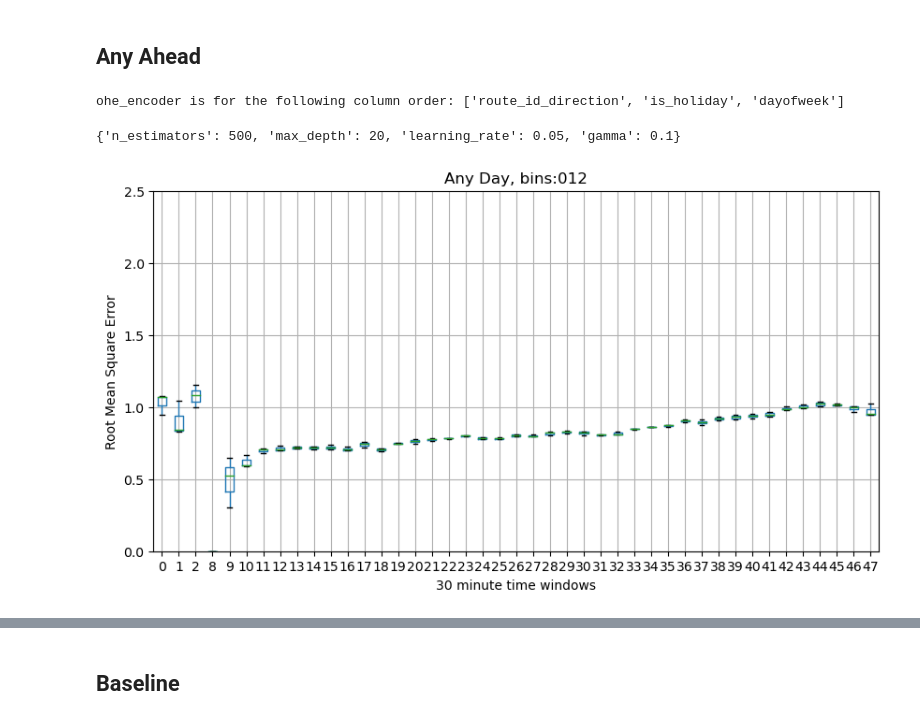
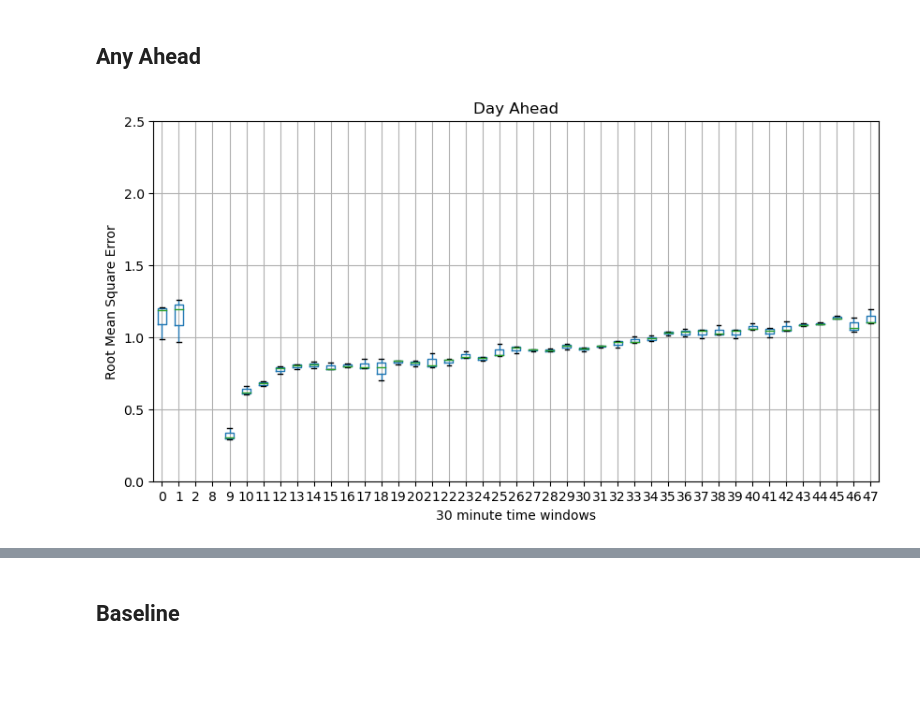
Before and after one commit to jptalusan/wego_occupancy_clean, a Jupyter notebook: notebooks/plotting.ipynb, the cells around one changed output, grey strips where cells are left out. Cells and saved outputs as stored; diff of their text form; code cells hidden in the pictures; blank space fills up the shorter version.

```diff
--- a/notebooks/plotting.ipynb
+++ b/notebooks/plotting.ipynb
@@ -305,53 +210,2 @@ plt.savefig(fp, dpi=200, bbox_inches='tight')
 # %% [markdown]
 ## Any Ahead
-# %%
-processed_triplevel = os.path.join('data', 'processed', 'triplevel_df.parquet')
-df = pd.read_parquet(processed_triplevel, engine='auto')
-df = df.dropna()
-# Removing time_window in case a different one will be used
-df = df.drop(['time_window', 'load'], axis=1)
-df = df.reset_index(drop=True)
-df = df.sort_values(['block_abbr', 'transit_date', 'arrival_time', 'route_id_direction'])
-
-FOLDS = 3
-RANDOM_SEED = 100
-WINDOW = 30
-PAST_TRIPS = 5
-TARGET = 'y_reg100'
-
-cat_features = ['route_id_direction', 'is_holiday', 'dayofweek']
-ord_features = ['year', 'month', 'hour', 'day']
-num_features = ['temperature', 'humidity', 'precipitation_intensity', 'avg_sched_headway', 'time_window', 'traffic_speed']
-
-tdf = triplevel_utils.generate_new_day_ahead_features(df, time_window=WINDOW, past_trips=PAST_TRIPS, target=TARGET)
-tdf = tdf.groupby(['transit_date', 'route_id_direction', 'time_window']).agg({"year":"first",
-                                                                              "month":"first",
-                                                                              "day": "first",
-                                                                              "hour":"first",
-                                                                              "is_holiday": "first",
-                                                                              "dayofweek":"first",
-                                                                              "temperature":"mean",
-                                                                              "humidity":"mean",
-                                                                              "precipitation_intensity": "mean",
-                                                                              "traffic_speed":"mean",
-                                                                              "scheduled_headway": "max",
-                                                                              TARGET: "max" })
-tdf = tdf.reset_index(level=[0,1,2])
-print("ohe_encoder is for the following column order:", cat_features)
-rf_df, ix_map, ohe_encoder, percentiles = triplevel_utils.prepare_df_for_training(tdf, cat_features, ord_features, target=TARGET)
-target_load = rf_df[[TARGET]]
-drop_cols = ['route_id', 'route_direction_name', 'block_abbr', 'y_reg100', 'y_reg095', 'transit_date', 'is_holiday', 'route_id_direction', 'actual_headways', 'trip_id', 'arrival_time']
-drop_cols = [col for col in drop_cols if col in rf_df.columns]
-rf_df = rf_df.drop(drop_cols, axis=1)
-
-y = rf_df.pop('y_class')
-X = rf_df
-# %% [output]
-ohe_encoder is for the following column order: ['route_id_direction', 'is_holiday', 'dayofweek']
-# %%
-# Grid search results
-fp = os.path.join('models', 'day_ahead', 'XGBOOST_RANDSEARCHCV_Day_Ahead_012.pkl')
-search_results = joblib.load(fp)
-print(search_results.best_params_)
-# %% [output]
-{'n_estimators': 500, 'max_depth': 20, 'learning_rate': 0.05, 'gamma': 0.1}
@@ -392,21 +212,24 @@ mse_df.to_pickle(fp)
 # %%
-import matplotlib as mpl
-mpl.rcParams.update(mpl.rcParamsDefault)
+fp = os.path.join('evaluation', 'day_ahead', 'any_day_012_results_schoolbreak.pkl')
+mse_df_012 = pd.read_pickle(fp)
+fp = os.path.join('evaluation', 'day_ahead', 'any_day_234_results_schoolbreak.pkl')
+mse_df_234 = pd.read_pickle(fp)
+mse_df = mse_df_012 + mse_df_234
 
 fig, ax = plt.subplots(figsize=(10, 5))
 mse_df['time_window'] = mse_df.index
 mse_df['time_window'].to_numpy()
 mse_df['time_window'] = mse_df['time_window'].to_numpy().astype('int')
 mse_df = mse_df.reset_index(drop=True).set_index('time_window')
 
 mse_df.T.boxplot(ax=ax)
 
-ax.set_title("Any Day, bins:012")
+ax.set_title("Day Ahead")
 ax.set_ylabel("Root Mean Square Error")
 ax.set_xlabel("30 minute time windows")
 ax.set_ylim(0.0, 2.5)
 
-fp = os.path.join('plots', 'any_day_simple_012.png')
+fp = os.path.join('plots', 'any_day_schoolbreak.png')
 plt.savefig(fp, dpi=200, bbox_inches='tight')
 # %% [output]
-[figure, old version]
+[figure, new version]
```
Also changed, not shown: parts of 36 cells of this notebook, 17 other files.
